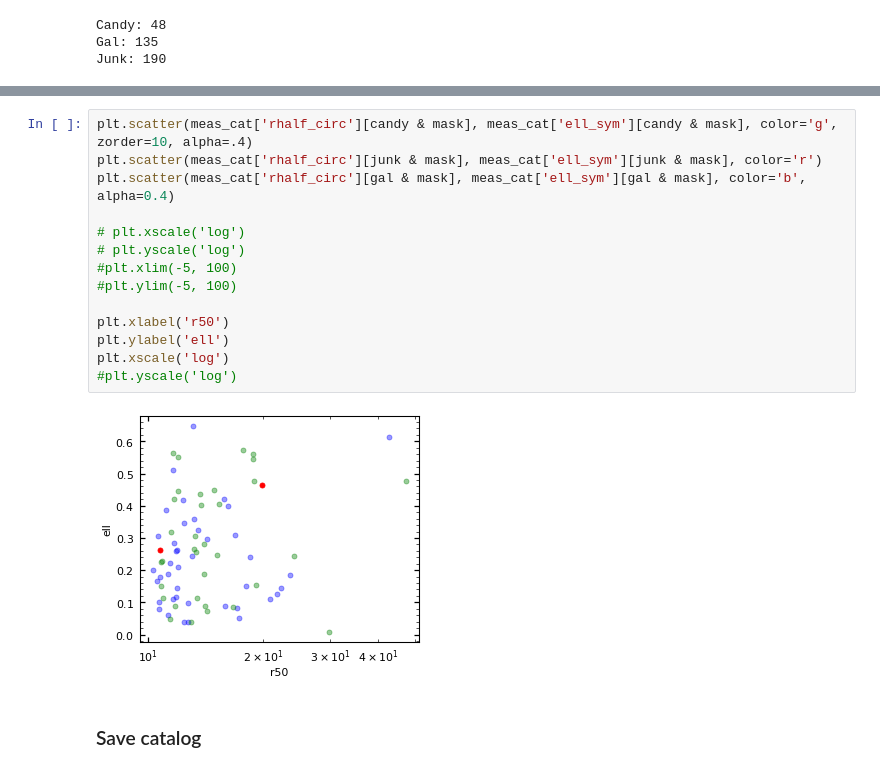
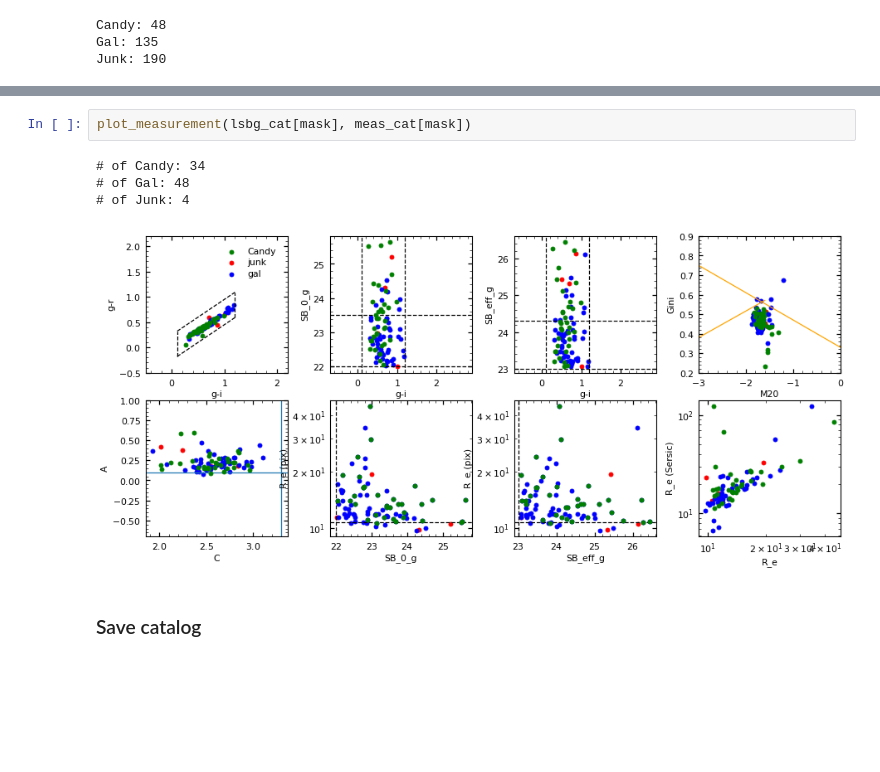
Before and after one commit to AstroJacobLi/kuaizi, a Jupyter notebook: diezi/scarlet_modeling/cosmos_sample/COSMOS-structure-vanilla-cuts.ipynb, the cells around one changed output, grey strips where cells are left out. Saved outputs shown, nothing was run; the diff lists cells and outputs as text; blank space fills up the shorter version.

```diff
--- a/diezi/scarlet_modeling/cosmos_sample/COSMOS-structure-vanilla-cuts.ipynb
+++ b/diezi/scarlet_modeling/cosmos_sample/COSMOS-structure-vanilla-cuts.ipynb
@@ -404,19 +118,10 @@ Text(0, 0.5, 'r50')
-# %%
-plt.scatter(meas_cat['rhalf_circ'][candy & mask], meas_cat['ell_sym'][candy & mask], color='g', zorder=10, alpha=.4)
-plt.scatter(meas_cat['rhalf_circ'][junk & mask], meas_cat['ell_sym'][junk & mask], color='r')
-plt.scatter(meas_cat['rhalf_circ'][gal & mask], meas_cat['ell_sym'][gal & mask], color='b', alpha=0.4)
-
-# plt.xscale('log')
-# plt.yscale('log')
-#plt.xlim(-5, 100)
-#plt.ylim(-5, 100)
-
-plt.xlabel('r50')
-plt.ylabel('ell')
-plt.xscale('log')
-#plt.yscale('log')
-# %% [output]
-[figure, removed]
+# %%
+plot_measurement(lsbg_cat[mask], meas_cat[mask])
+# %% [output]
+# of Candy: 34
+# of Gal: 48
+# of Junk: 4
+[figure, added]
 # %% [markdown]
 ### Save catalog
 # %%
```
Also changed, not shown: parts of 39 cells of this notebook, 12 other files.
